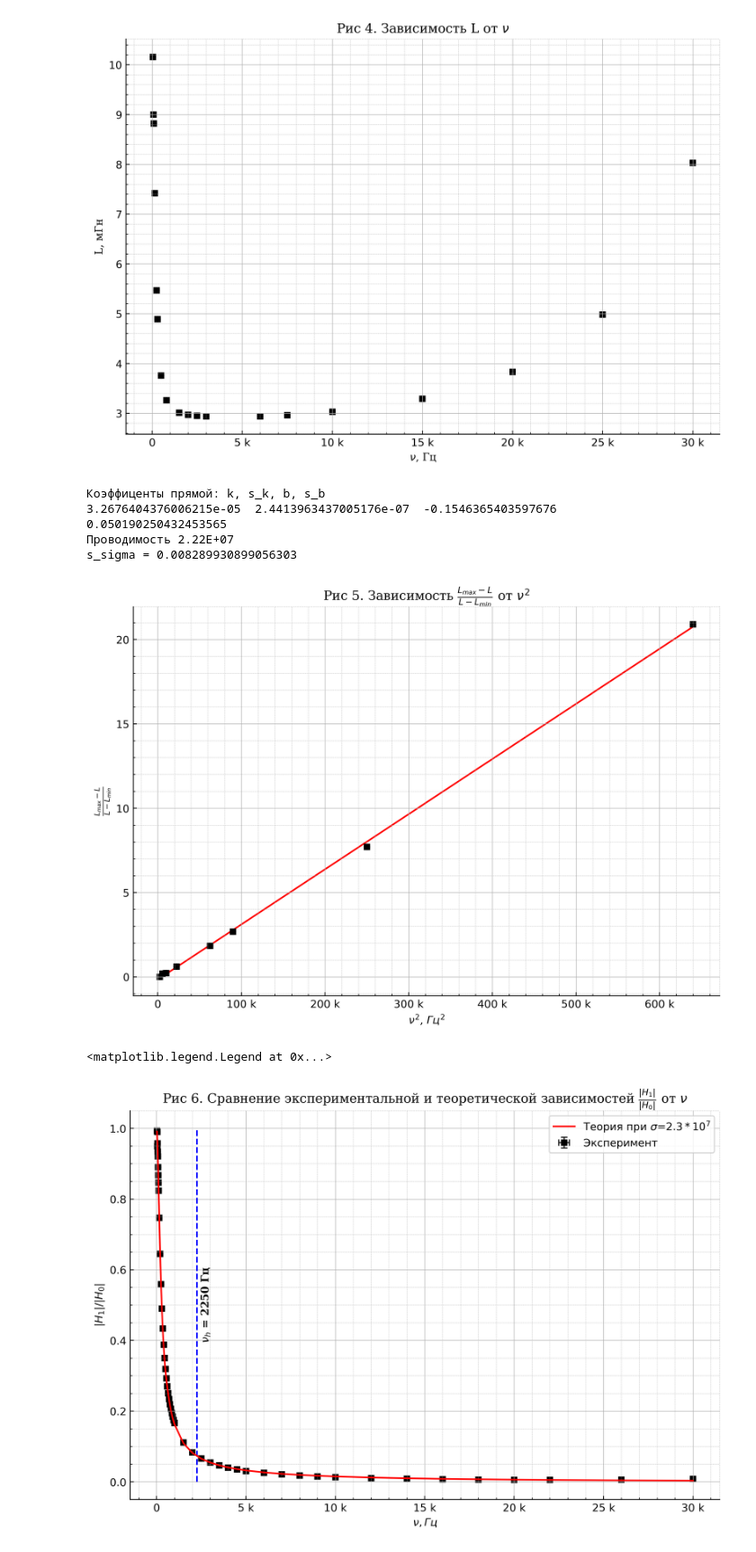
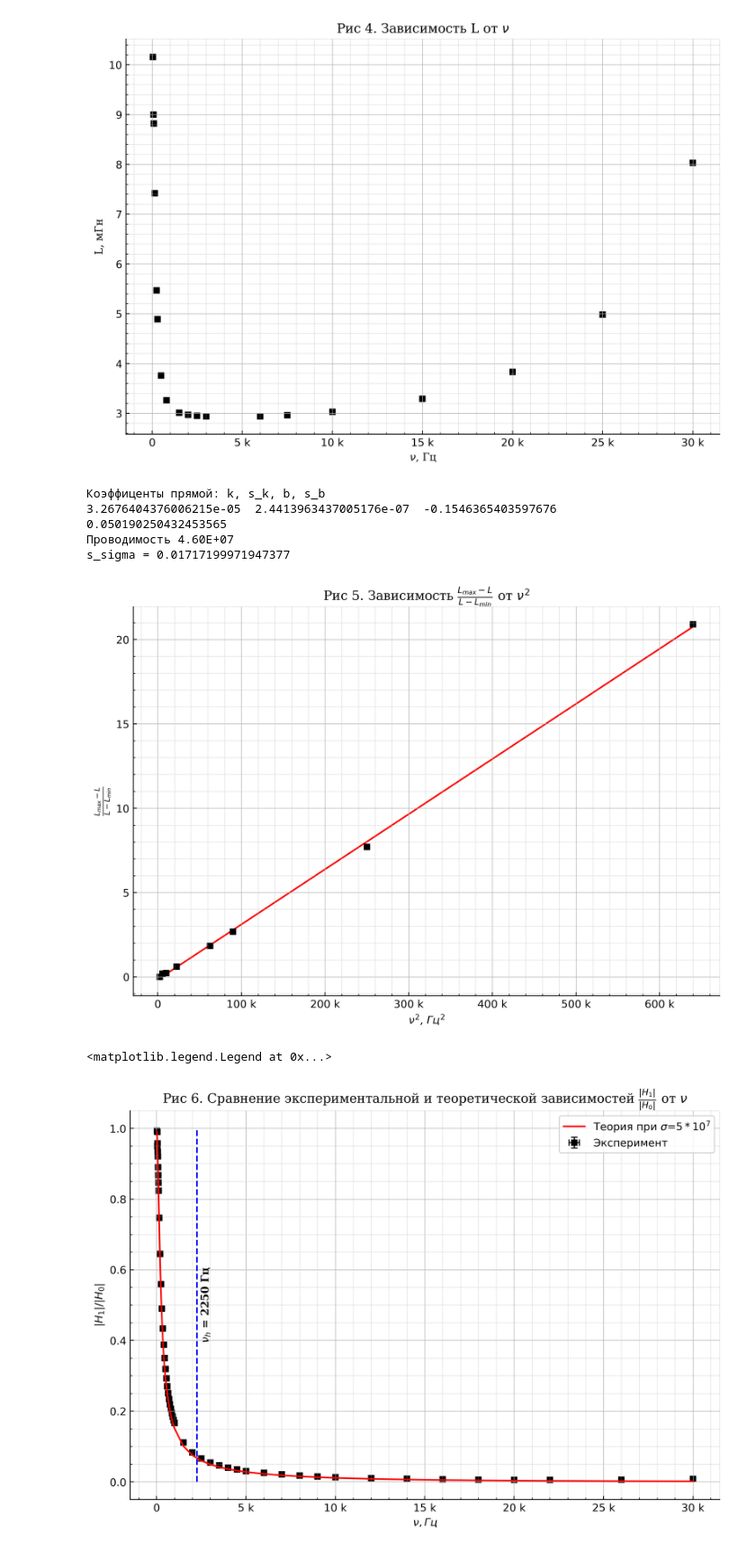
Before and after one commit to alxlnx/labs, a Jupyter notebook: 3.7.1/3.7.1.ipynb, the cells around one changed output. Shown at 90% size. Saved outputs shown, nothing was run; the diff lists cells and outputs as text; code cells hidden in the pictures.

```diff
--- a/3.7.1/3.7.1.ipynb
+++ b/3.7.1/3.7.1.ipynb
@@ -63,11 +63,11 @@ mg.set_grids(fig2)
 mg.set_title(ax2, r'Зависимость $tg(\psi)$ от $\nu$ в области низких частот')
 mg.set_label(ax2, r'$\nu$, $Гц$', r'$tg(\psi)$')
 
-k, s_k, b, s_b = mg.linls(X, Y)
+k, s_k, b, s_b = mg.linls(X[:-12], Y[:-12])
 mg.draw_errorbar(ax2, df['v, Hz'][:-2], np.array( np.tan(-df['psi'])[:-2] ))
 mg.display_linls(ax2)
 
-a = (45-1.5)*1e-3
+a = (45/2-1.5)*1e-3
 h = 1.5e-3
 u0 = 4*np.pi*1e-7
 sigma = k/a/h/np.pi/u0
@@ -160,49 +160,49 @@ print(f's_sigma = {s_si/1e7}')
 # %% [output]
 Коэффиценты прямой: k, s_k, b, s_b
 3.2676404376006215e-05  2.4413963437005176e-07  -0.1546365403597676     0.050190250432453565
-Проводимость 2.22E+07
-s_sigma = 0.008289930899056303
+Проводимость 4.60E+07
+s_sigma = 0.01717199971947377
 [figure]
 # %%
 df = pd.read_csv('all.tsv', sep='\t')
 from decimal import *
 
 SIGMA = 5e7
-SIGMA = 4.13e7
-SIGMA = 2.3e7
+#SIGMA = 4.13e7
+#SIGMA = 2.3e7
 #beta = np.sqrt( np.pi*df['v, Hz']*SIGMA ) * h
 #Re = np.cosh(beta)*np.cos(beta) + beta*np.cos(beta)*(np.sinh(beta) - np.cosh(beta))/2/h
 #Im = np.sinh(beta)*np.sin(beta) + beta*np.cos(beta)*(np.cosh(beta) + np.sinh(beta))/2/h
 #mod_z = np.sqrt( np.square(Re) + np.square(Im) )
 
 alphas = []
 for v in df['v, Hz']:
     absol = np.sqrt(np.pi*v*SIGMA*u0)
     alphas.append( complex(absol, absol) )
 alphas = np.array(alphas)
 Z = 1/( np.cosh(alphas*h) + 1/2*alphas*a*np.sinh(alphas*h) )
 Y_t = np.abs(Z)
 
 A = 68.75
 X = np.array( df['v, Hz'] )
 Y = np.array( A*df['U, V']/df['v, Hz']/df['I, mA']*1e3 )
 fig6 = mg.make_figure(dpi_mode='high')
 ax6 = fig6.add_subplot()
 ax6.xaxis.set_major_formatter(formatter1)
 mg.set_grids(fig6)
 mg.set_title(ax6, r'Сравнение экспериментальной и теоретической зависимостей $\frac{|H_1|}{|H_0|}$ от $\nu$')
 mg.set_label(ax6, r'$\nu, Гц$', r'$|H_1|/|H_0|$')
 
 font = {'fontname': 'DejaVu Serif'}
 mg.draw_errorbar(ax6, X, Y, label='Эксперимент')
 ax6.plot((2251,2251),(0, 1), c='blue', linestyle='--', zorder=2)
 ax6.text(2251+200, 0.4, r'$\nu_h$ = 2250 Гц', color='k', rotation=90, fontweight='black', **font)
-ax6.plot(X, Y_t, c='r', label='Теория при $\sigma$=$2.3*10^7$')
+ax6.plot(X, Y_t, c='r', label='Теория при $\sigma$=$5*10^7$')
 
 ax6.legend()
 # %% [output]
 <matplotlib.legend.Legend at 0x...>
-[figure, old version]
+[figure, new version]
 # %%
 X = np.log(np.array( df['v, Hz'] ))
 
```
Also changed, not shown: parts of 3 cells of this notebook, 1 other file.
